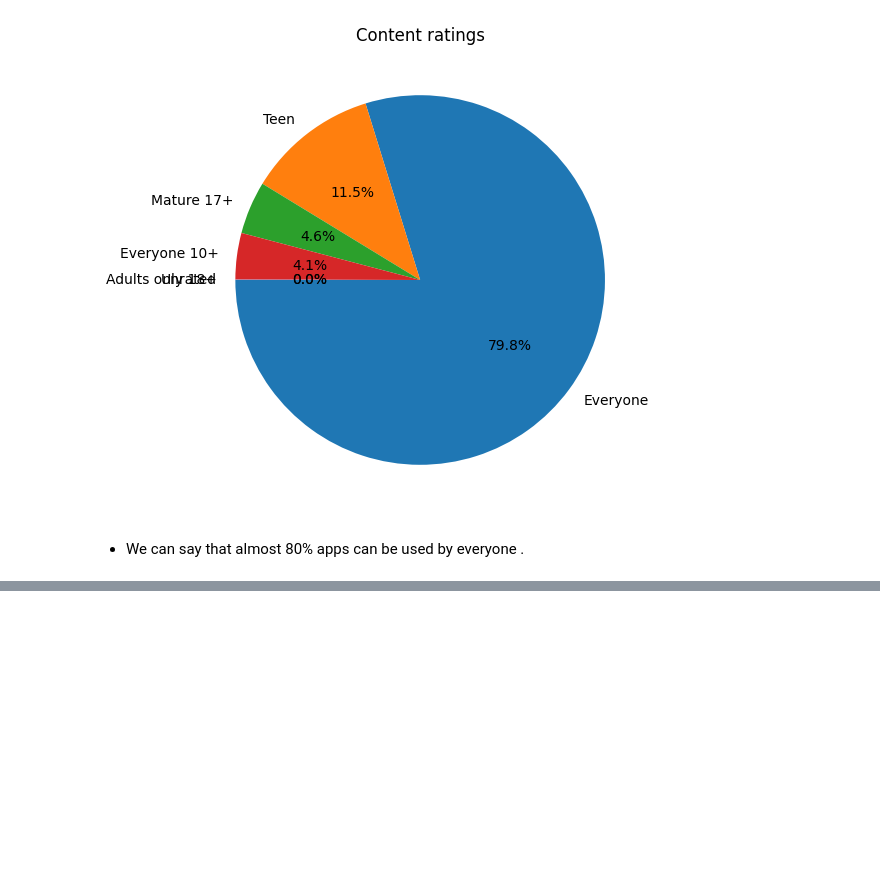
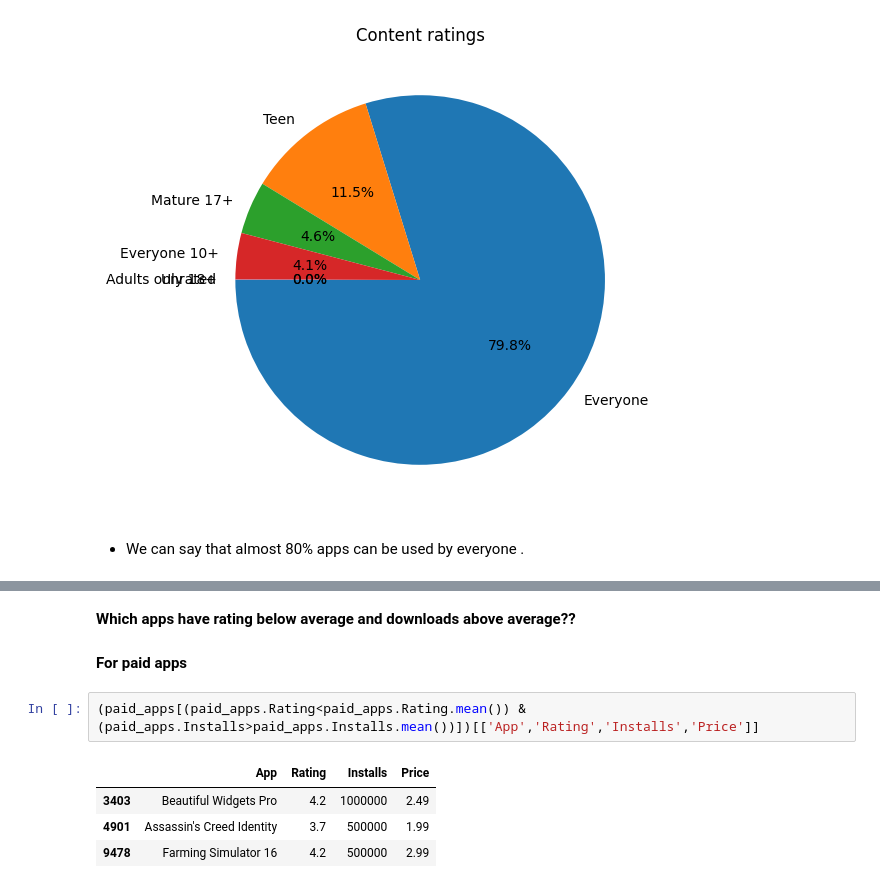
Before and after one commit to deepthisree2000/GooglePlaystore-EDA, a Jupyter notebook: Googleplaystore analysis.ipynb, the cells around one changed output, grey strips where cells are left out. Saved outputs shown, nothing was run; the diff lists cells and outputs as text; blank space fills up the shorter version.

```diff
--- a/Googleplaystore analysis.ipynb
+++ b/Googleplaystore analysis.ipynb
@@ -251,0 +229,11 @@ df.sample(3)
+# %% [markdown]
+**Which apps have rating below average and downloads above average??**
+# %% [markdown]
+**For paid apps**
+# %%
+(paid_apps[(paid_apps.Rating<paid_apps.Rating.mean()) & (paid_apps.Installs>paid_apps.Installs.mean())])[['App','Rating','Installs','Price']]
+# %% [output]
+|  | App | Rating | Installs | Price |
+| 3403 | Beautiful Widgets Pro | 4.2 | 1000000 | 2.49 |
+| 4901 | Assassin's Creed Identity | 3.7 | 500000 | 1.99 |
+| 9478 | Farming Simulator 16 | 4.2 | 500000 | 2.99 |
```
Also changed, not shown: parts of 25 cells of this notebook.
